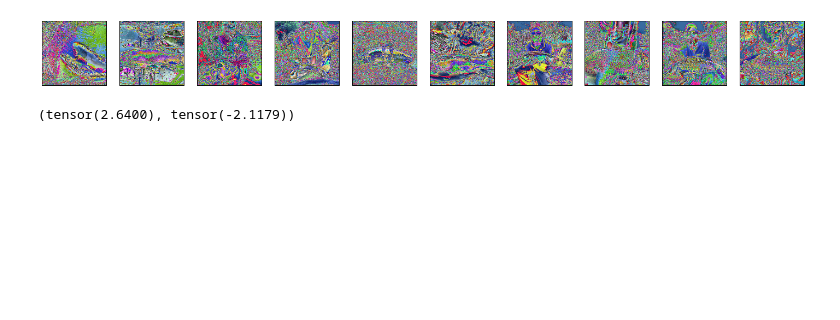
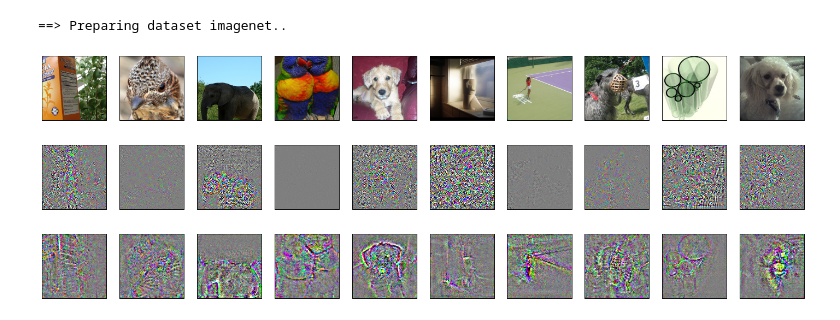
Before and after one commit to ShibaniSanturkar/IAP_InterpretabilityClass, a Jupyter notebook: gradients.ipynb, the cells around one changed output. Drawn from its saved outputs; the diff is of its cells as text; code cells hidden in the pictures; blank space fills up the shorter version.

Commit message:
Smooth grad

```diff
--- a/gradients.ipynb
+++ b/gradients.ipynb
@@ -41,3 +18,9 @@ else:
+# %%
+test_set = DATASETS['imagenet']('/scratch/engstrom_scratch/imagenet')
+_, val_loader = test_set.make_loaders(NUM_WORKERS, BATCH_SIZE)
+normalization_function = helpers.InputNormalize(test_set.mean, test_set.std)
+# %% [output]
+==> Preparing dataset imagenet..
 # %%
 model = models.resnet18(pretrained=True).cuda()
 model.eval()
@@ -67,9 +68,6 @@ def get_gradient(m, im, targ):
 # %%
 _, (img, targ) = next(enumerate(val_loader))
-# %% [output]
-[figure, removed]
-# %%
-ch.max(img), ch.min(img)
-#show_image_row([img[:10]])
-# %% [output]
-(tensor(2.6400), tensor(-2.1179))
+# %%
+show_image_row([img[:10]])
+# %% [output]
+[figure, added]
@@ -75,0 +77,8 @@ ch.max(img), ch.min(img)
+# %%
+show_image_row([vis_tensor(grad)[:10]])
+# %% [output]
+[figure, added]
+# %%
+show_image_row([vis_tensor(sgrad)[:10]])
+# %% [output]
+[figure, added]
```
Also changed, not shown: parts of 7 cells of this notebook.
